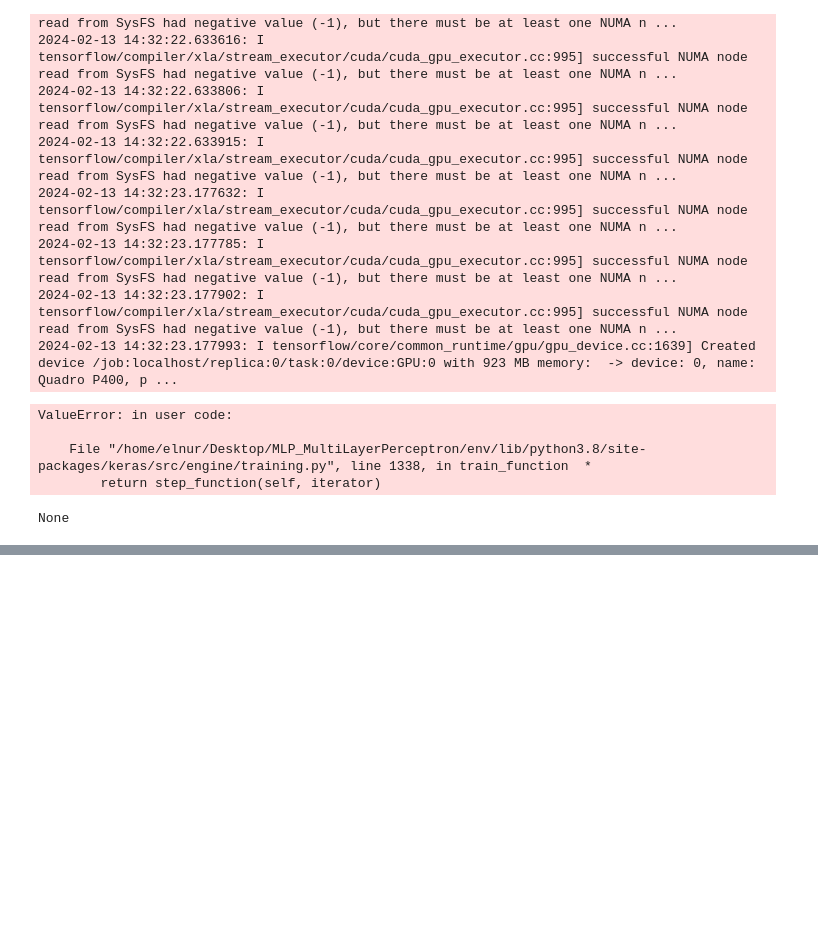
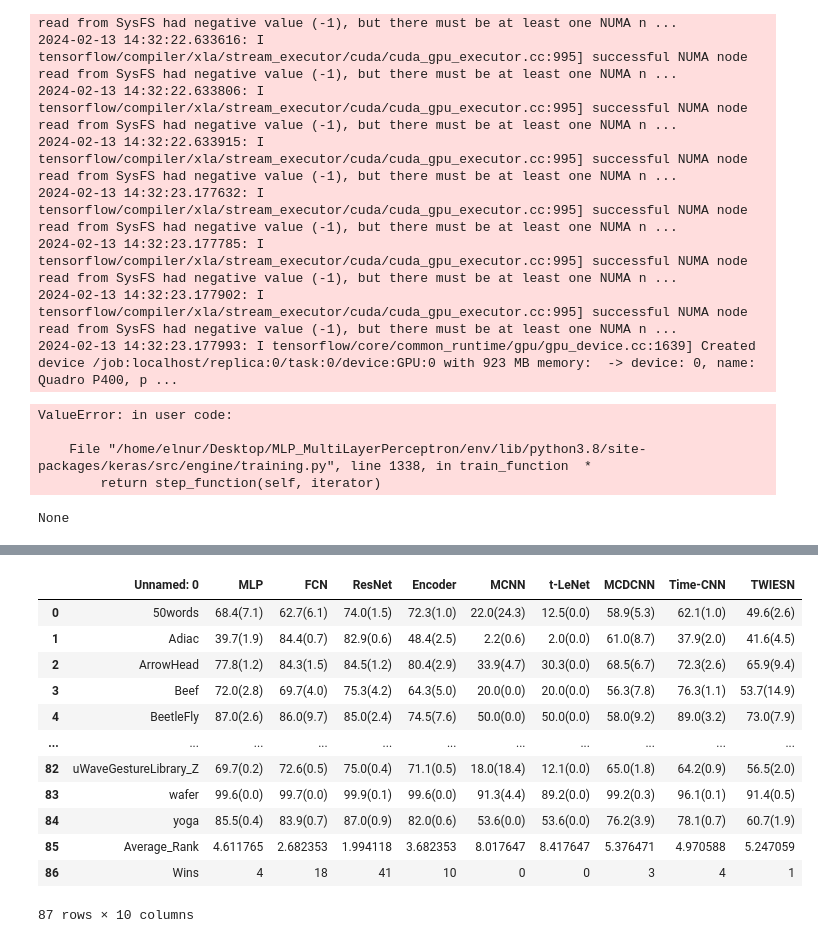
Before and after one commit to Elnur21/MLP_MultiLayerPerceptron, a Jupyter notebook: test.ipynb, the cells around one changed output, grey strips where cells are left out. Drawn from its saved outputs; the diff is of its cells as text; code cells hidden in the pictures; blank space fills up the shorter version.

```diff
--- a/test.ipynb
+++ b/test.ipynb
@@ -232,0 +133,17 @@ Error:
+# %%
+results_uea=pd.read_csv("results-uea-avg-std.csv")
+results_uea
+# %% [output]
+|  | Unnamed: 0 | MLP | FCN | ResNet | Encoder | MCNN | t-LeNet | MCDCNN | Time-CNN | TWIESN |
+| 0 | 50words | 68.4(7.1) | 62.7(6.1) | 74.0(1.5) | 72.3(1.0) | 22.0(24.3) | 12.5(0.0) | 58.9(5.3) | 62.1(1.0) | 49.6(2.6) |
+| 1 | Adiac | 39.7(1.9) | 84.4(0.7) | 82.9(0.6) | 48.4(2.5) | 2.2(0.6) | 2.0(0.0) | 61.0(8.7) | 37.9(2.0) | 41.6(4.5) |
+| 2 | ArrowHead | 77.8(1.2) | 84.3(1.5) | 84.5(1.2) | 80.4(2.9) | 33.9(4.7) | 30.3(0.0) | 68.5(6.7) | 72.3(2.6) | 65.9(9.4) |
+| 3 | Beef | 72.0(2.8) | 69.7(4.0) | 75.3(4.2) | 64.3(5.0) | 20.0(0.0) | 20.0(0.0) | 56.3(7.8) | 76.3(1.1) | 53.7(14.9) |
+| 4 | BeetleFly | 87.0(2.6) | 86.0(9.7) | 85.0(2.4) | 74.5(7.6) | 50.0(0.0) | 50.0(0.0) | 58.0(9.2) | 89.0(3.2) | 73.0(7.9) |
+| ... | ... | ... | ... | ... | ... | ... | ... | ... | ... | ... |
+| 82 | uWaveGestureLibrary_Z | 69.7(0.2) | 72.6(0.5) | 75.0(0.4) | 71.1(0.5) | 18.0(18.4) | 12.1(0.0) | 65.0(1.8) | 64.2(0.9) | 56.5(2.0) |
+| 83 | wafer | 99.6(0.0) | 99.7(0.0) | 99.9(0.1) | 99.6(0.0) | 91.3(4.4) | 89.2(0.0) | 99.2(0.3) | 96.1(0.1) | 91.4(0.5) |
+| 84 | yoga | 85.5(0.4) | 83.9(0.7) | 87.0(0.9) | 82.0(0.6) | 53.6(0.0) | 53.6(0.0) | 76.2(3.9) | 78.1(0.7) | 60.7(1.9) |
+| 85 | Average_Rank | 4.611765 | 2.682353 | 1.994118 | 3.682353 | 8.017647 | 8.417647 | 5.376471 | 4.970588 | 5.247059 |
+| 86 | Wins | 4 | 18 | 41 | 10 | 0 | 0 | 3 | 4 | 1 |
+87 rows × 10 columns
```
Also changed, not shown: parts of 7 cells of this notebook, 7 other files.
